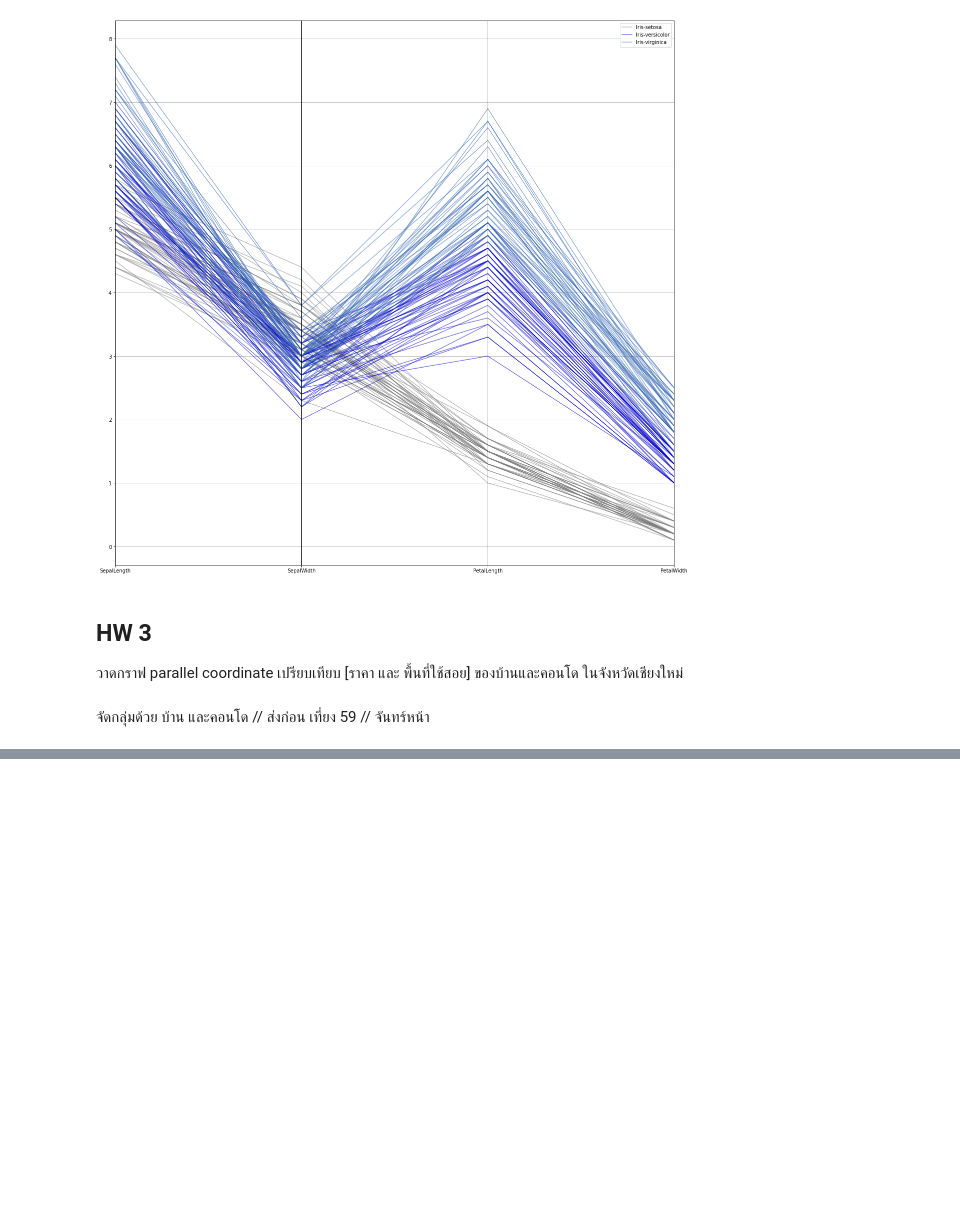
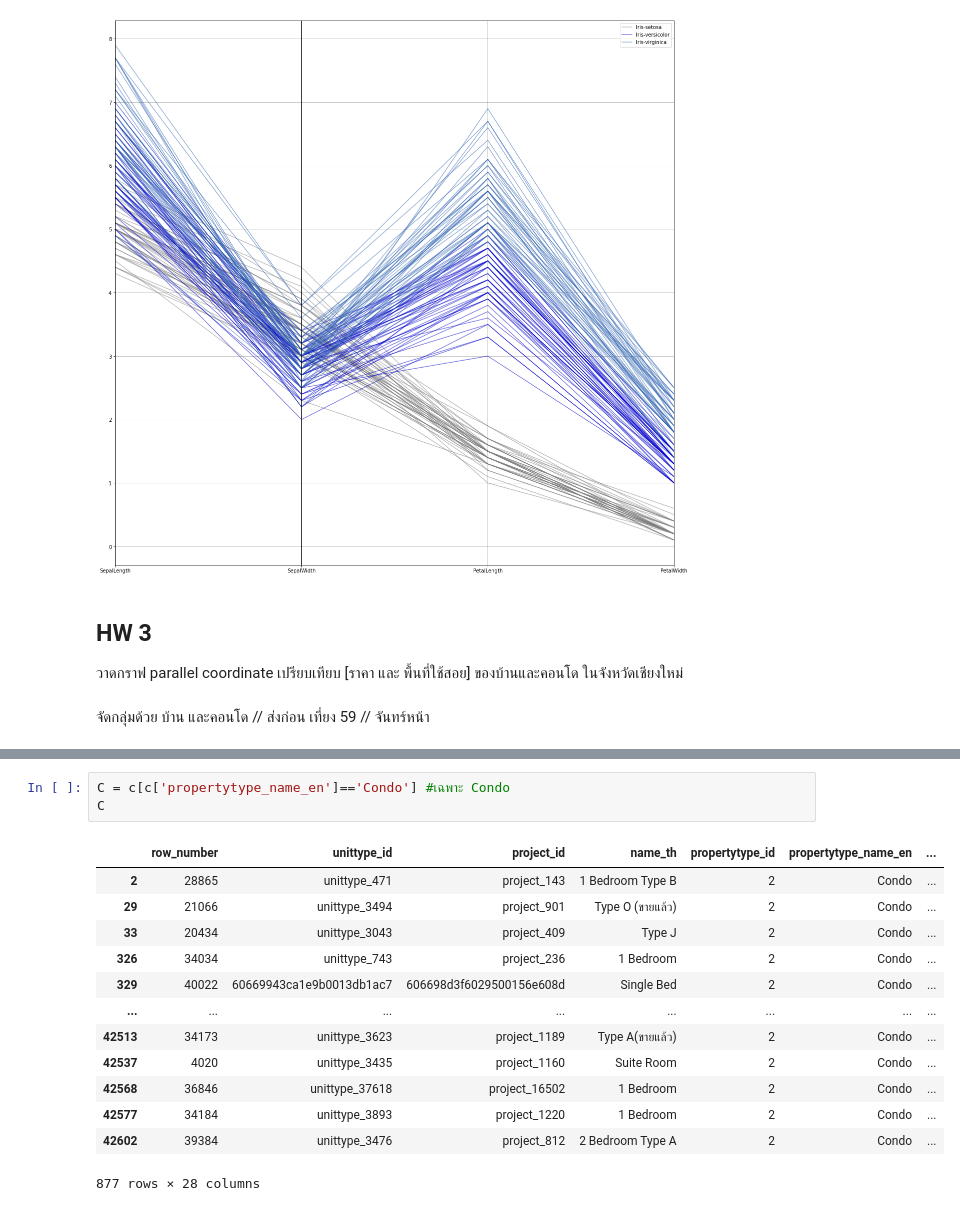
Before and after one commit to nattntn/BasicProg_DataViz65, a Jupyter notebook: DataViz01_Table_Data.ipynb, the cells around one changed output, grey strips where cells are left out. Drawn from its saved outputs; the diff is of its cells as text; blank space fills up the shorter version.

```diff
--- a/DataViz01_Table_Data.ipynb
+++ b/DataViz01_Table_Data.ipynb
@@ -163,0 +226,17 @@ pd.plotting.parallel_coordinates(df, 'Name', color=[[0.5,0.5,0.5,0.5],[0,0,0.8,0
+# %%
+C = c[c['propertytype_name_en']=='Condo'] #เฉพาะ Condo
+C
+# %% [output]
+|  | row_number | unittype_id | project_id | name_th | propertytype_id | propertytype_name_en | ... |
+| 2 | 28865 | unittype_471 | project_143 | 1 Bedroom Type B | 2 | Condo | ... |
+| 29 | 21066 | unittype_3494 | project_901 | Type O (ขายแล้ว) | 2 | Condo | ... |
+| 33 | 20434 | unittype_3043 | project_409 | Type J | 2 | Condo | ... |
+| 326 | 34034 | unittype_743 | project_236 | 1 Bedroom | 2 | Condo | ... |
+| 329 | 40022 | 60669943ca1e9b0013db1ac7 | 606698d3f6029500156e608d | Single Bed | 2 | Condo | ... |
+| ... | ... | ... | ... | ... | ... | ... | ... |
+| 42513 | 34173 | unittype_3623 | project_1189 | Type A(ขายแล้ว) | 2 | Condo | ... |
+| 42537 | 4020 | unittype_3435 | project_1160 | Suite Room | 2 | Condo | ... |
+| 42568 | 36846 | unittype_37618 | project_16502 | 1 Bedroom | 2 | Condo | ... |
+| 42577 | 34184 | unittype_3893 | project_1220 | 1 Bedroom | 2 | Condo | ... |
+| 42602 | 39384 | unittype_3476 | project_812 | 2 Bedroom Type A | 2 | Condo | ... |
+877 rows × 28 columns
```
Also changed, not shown: parts of 14 cells of this notebook.
